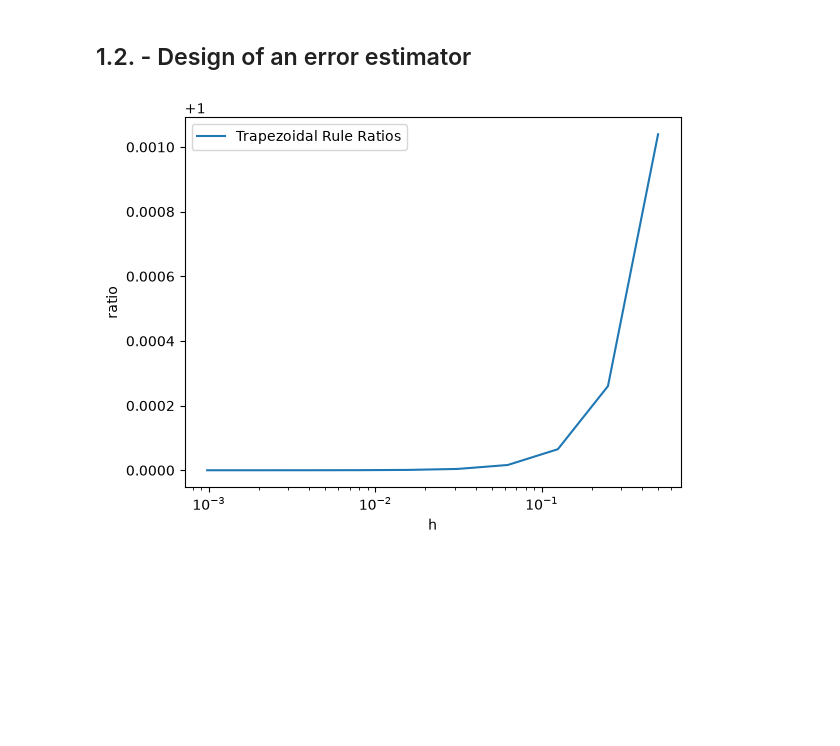
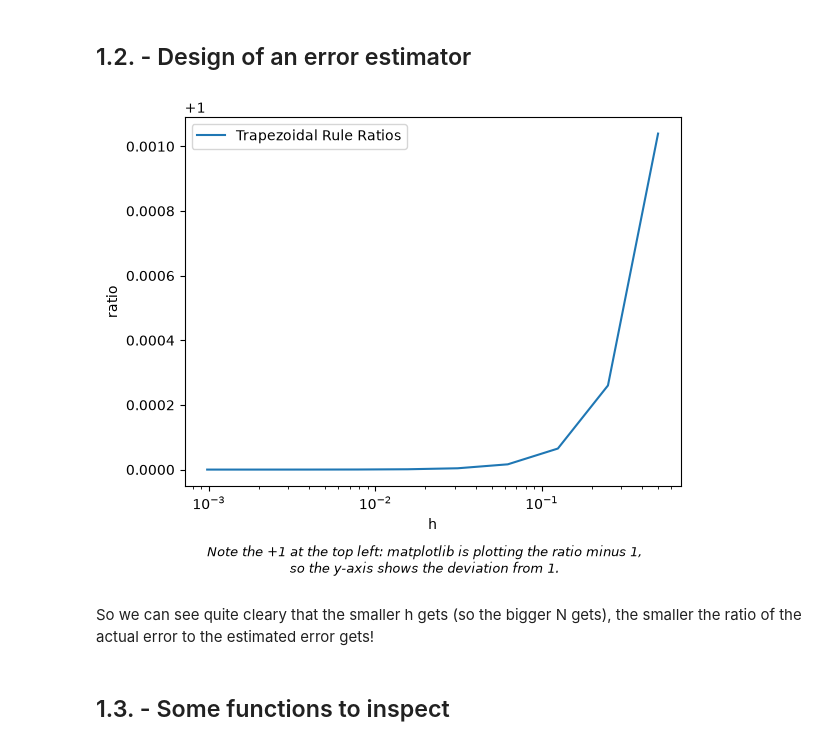
Before and after one commit to NicoReit54/Numerical_Computation, a Jupyter notebook: ex1.ipynb, the cells around one changed output. Drawn from its saved outputs; the diff is of its cells as text; code cells hidden in the pictures; blank space fills up the shorter version.

```diff
--- a/ex1.ipynb
+++ b/ex1.ipynb
@@ -85,31 +85,41 @@ def C(h: float, f: callable, T: callable) -> float:
     Calculate the constant C for the trapezoidal rule.
     """
     y = 1 / h**2 * 4 / 3 * (T(h/2, f) - T(h, f))
     return y
 
 def E(h: float, f: callable, T: callable) -> float:
     """
     Calculate the error for the trapezoidal rule, which is C * h^2, hence taking the same as above but w/out the 1/h^2 factor.
     """
     y = 4 / 3 * (T(h/2, f) - T(h, f))
     return y
 
 # b) Computing the ratios r(i) := err(i) / E(h(i))
 def calc_ratios(h: np.ndarray, f: callable, appr: callable) -> np.ndarray:
     """
     Calculate the ratios of the true error to estimated error:
         r(i) := err(i) / E(h(i)) for the trapezoidal rule.
     """
 
     err = calc_1b_error(h, f, appr)
     E_vals = np.array([E(h_i, f, appr) for h_i in h])
     return err / E_vals
 
 h = 1 / N(np.arange(0, 10))
 plt.semilogx(h, calc_ratios(h, f, T), label="Trapezoidal Rule Ratios")
 plt.xlabel("h")
 plt.ylabel("ratio")
+plt.figtext(
+    0.5, -0.01,
+    "Note the +1 at the top left: matplotlib is plotting the ratio minus 1,\n"
+    "so the y-axis shows the deviation from 1.",
+    ha="center", va="top", fontsize=9, style="italic",
+)
 plt.legend()
 plt.show()
 # %% [output]
-[figure, old version]
+[figure, new version]
+# %% [markdown]
+So we can see quite cleary that the smaller h gets (so the bigger N gets), the smaller the ratio of the actual error to the estimated error gets!
+# %% [markdown]
+## 1.3. - Some functions to inspect
```
Also changed, not shown: parts of 5 cells of this notebook.
